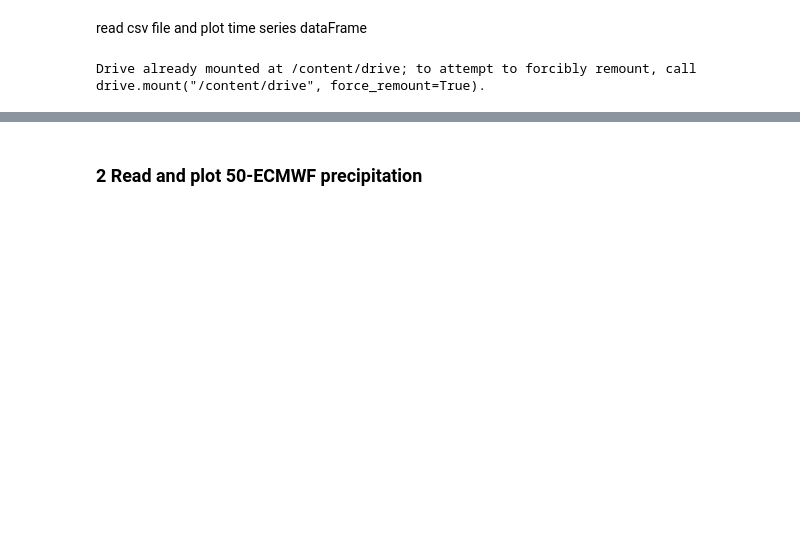
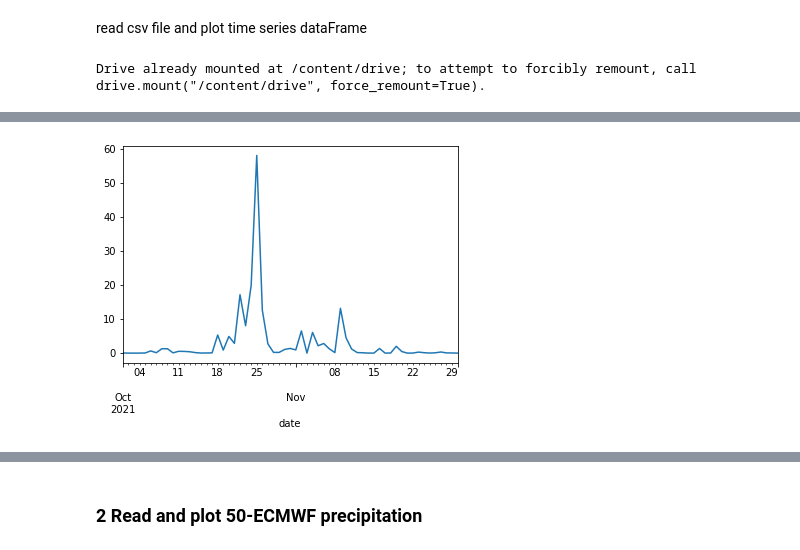
Before and after one commit to ming80302/SOARS, a Jupyter notebook: rd_csv_soar.ipynb, the cells around one changed output, grey strips where cells are left out. Drawn from its saved outputs; the diff is of its cells as text; code cells hidden in the pictures; blank space fills up the shorter version.

```diff
--- a/rd_csv_soar.ipynb
+++ b/rd_csv_soar.ipynb
@@ -17,21 +19,20 @@ from matplotlib import pyplot as plt
 # %%
-dir_i = '/content/drive/MyDrive/data/SOARS/'
-flnm = dir_i + 'prec_prism_monsoon.txt'
-print('read ', flnm)
+def plot_ts(flnm):
+    print('read ', flnm)
 
-df_prism = pd.read_csv(flnm, header = None, delim_whitespace=True)
+    df_prism = pd.read_csv(flnm, header = None, delim_whitespace=True)
 
-# add column names and index
-df_prism.columns = ['date','prec']
+    # add column names and index
+    df_prism.columns = ['date','prec']
 
-df_prism.index = df_prism.date
+    df_prism.index = df_prism.date
 
-# convert date index to DateTime index for the plot of x-axis
-df_prism.index = pd.to_datetime(df_prism.index, format='%Y%m%d')
+    # convert date index to DateTime index for the plot of x-axis
+    df_prism.index = pd.to_datetime(df_prism.index, format='%Y%m%d')
 
-# convert pandas timestamp to datetime
-date_s = df_prism.index[0].to_pydatetime()
-date_e = df_prism.index[-1].to_pydatetime()
-print('from ', date_s, ' to ', date_e)
+    # convert pandas timestamp to datetime
+    date_s = df_prism.index[0].to_pydatetime()
+    date_e = df_prism.index[-1].to_pydatetime()
+    print('from ', date_s, ' to ', date_e)
 
-df_prism.prec.plot();
+    df_prism.prec.plot();
@@ -41,0 +39,3 @@ from  2021-07-01 00:00:00  to  2021-08-31 00:00:00
+# %%
+ plot_ts(dir_i + 'prec_prism_ca.txt')
+# %% [output]
@@ -41,0 +44 @@ from  2021-07-01 00:00:00  to  2021-08-31 00:00:00
+[figure, added]
```
Also changed, not shown: parts of 58 cells of this notebook.
